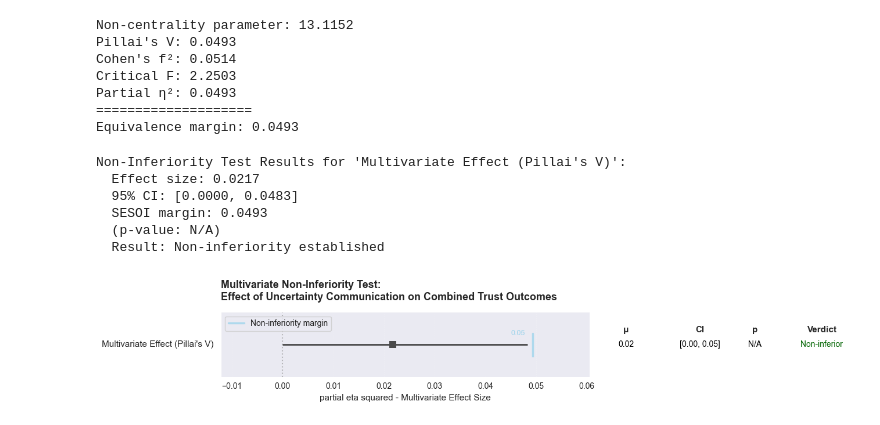
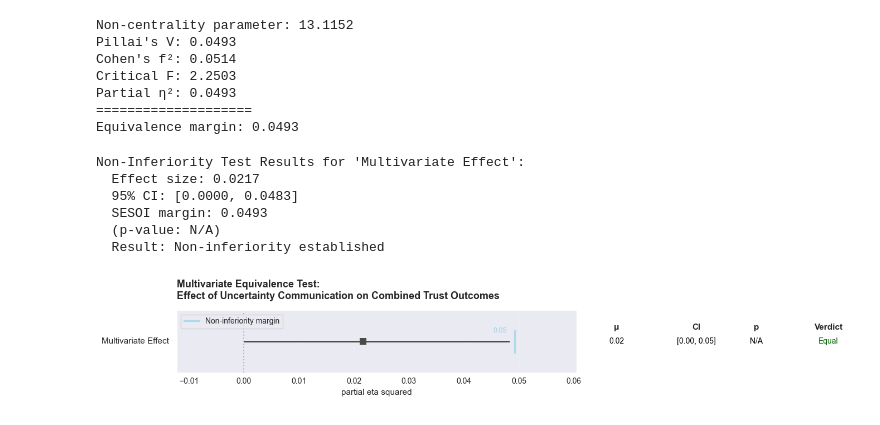
Before and after one commit to TimWiesner99/thesis-analysis, a Jupyter notebook: analysis/main_analysis.ipynb, the cells around one changed output. Cells and saved outputs as stored; diff of their text form; code cells hidden in the pictures.

Commit message:
fixed plotting of equivalence test

```diff
--- a/analysis/main_analysis.ipynb
+++ b/analysis/main_analysis.ipynb
@@ -533,35 +533,36 @@ ci_results = manova_confidence_interval(
     p=p
 )
 
 # compute p-value for equivalence test
 
 
 # Use pre-computed CI bounds from the F-distribution (not assuming normality)
-fig, ax = plt.subplots(figsize=(12, 4))
+fig, ax = plt.subplots(figsize=(10, 5))
 plot_noninferiority_test(
     effect_size=eta_sq_obs,
     sesoi=eq_margin,
     ci_lower_bounds=ci_results['eta_sq_lower'],  # Pre-computed from F-distribution
     ci_upper_bounds=ci_results['eta_sq_upper'],
     alpha=alpha,
     test_type='upper',  # Non-inferiority means effect < margin
+    mode = 'equivalence',
     variable_names=['multivariate'],
-    variable_labels={'multivariate': 'Multivariate Effect)'},
+    variable_labels={'multivariate': 'Multivariate Effect'},
     title='Multivariate Equivalence Test:\nEffect of Uncertainty Communication on Combined Trust Outcomes',
     xlabel="partial eta squared",
     height_scale=0.3,
     column_title_pos_shift=-0.2,
     ax=ax
 )
 
 plt.tight_layout()
-plt.savefig(f'{plots_path}multivariate_noninferiority_test.png', dpi=150, transparent=True)
+plt.savefig(f'{plots_path}multivariate_equivalence_test.png', dpi=150, transparent=True)
 plt.show()
 # %% [output]
-Non-Inferiority Test Results for 'Multivariate Effect (Pillai's V)':
+Non-Inferiority Test Results for 'Multivariate Effect':
   Effect size: 0.0217
   95% CI: [0.0000, 0.0483]
   SESOI margin: 0.0493
   (p-value: N/A)
   Result: Non-inferiority established
-[figure, old version]
+[figure, new version]
```
Also changed, not shown: parts of 1 cell of this notebook, 4 other files.
